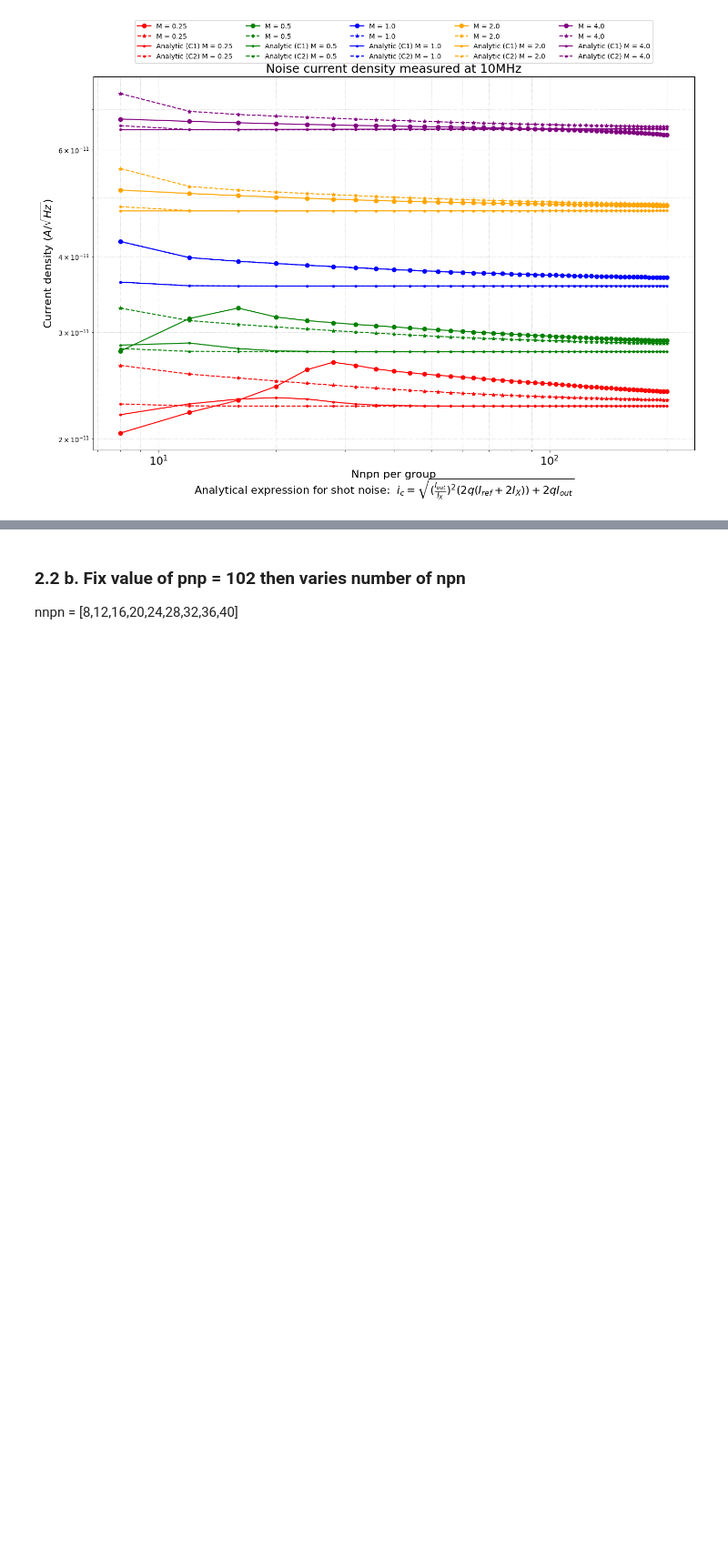
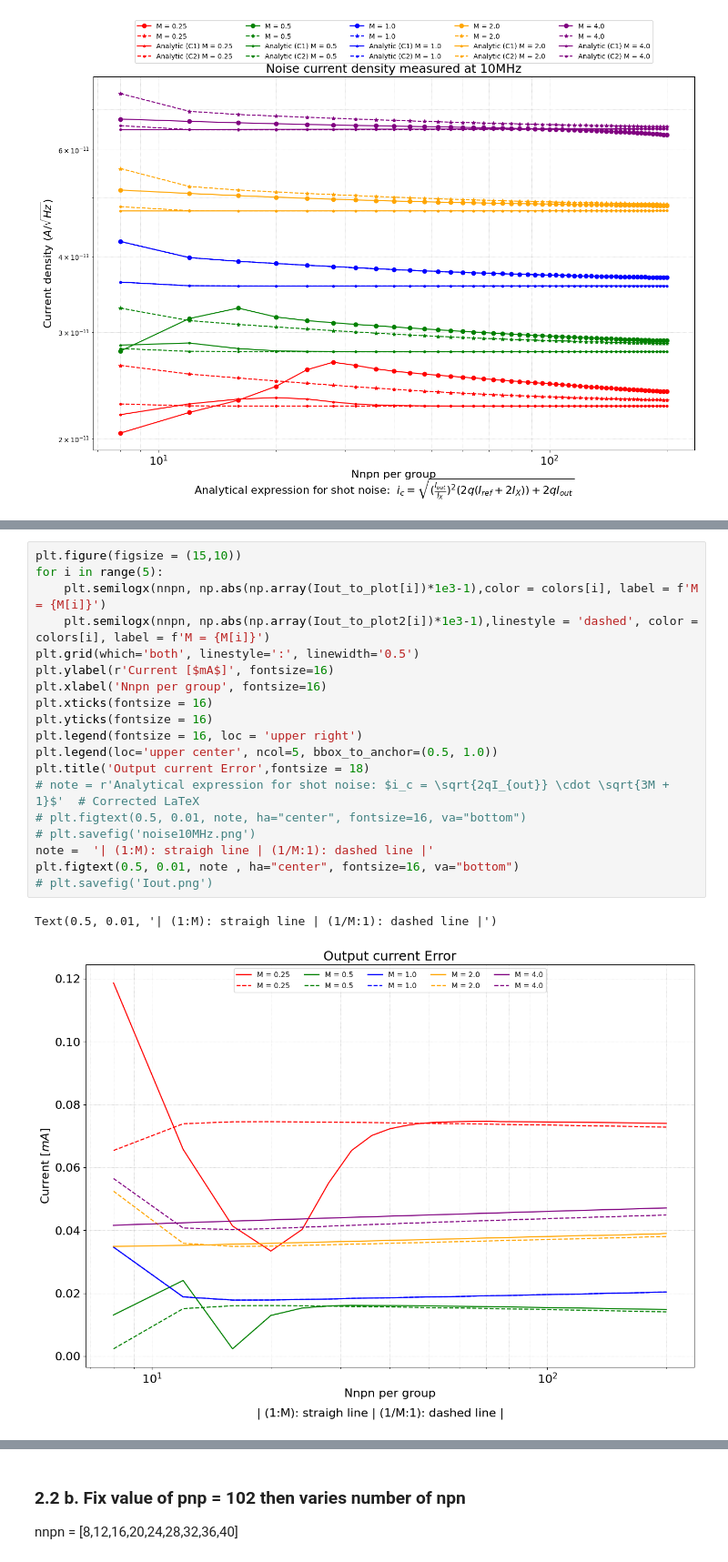
Before and after one commit to BaoTON1701/DAC_rationale-, a Jupyter notebook: ST_plot.ipynb, the cells around one changed output, grey strips where cells are left out. Shown at 91% size. Saved outputs shown, nothing was run; the diff lists cells and outputs as text; blank space fills up the shorter version.

```diff
--- a/ST_plot.ipynb
+++ b/ST_plot.ipynb
@@ -435 +437,23 @@ plt.savefig('Iout.png')
 [figure]
+# %%
+plt.figure(figsize = (15,10))
+for i in range(5):
+    plt.semilogx(nnpn, np.abs(np.array(Iout_to_plot[i])*1e3-1),color = colors[i], label = f'M = {M[i]}')
+    plt.semilogx(nnpn, np.abs(np.array(Iout_to_plot2[i])*1e3-1),linestyle = 'dashed', color = colors[i], label = f'M = {M[i]}')
+plt.grid(which='both', linestyle=':', linewidth='0.5')
+plt.ylabel(r'Current [$mA$]', fontsize=16)
+plt.xlabel('Nnpn per group', fontsize=16)
+plt.xticks(fontsize = 16)
+plt.yticks(fontsize = 16)
+plt.legend(fontsize = 16, loc = 'upper right')
+plt.legend(loc='upper center', ncol=5, bbox_to_anchor=(0.5, 1.0))
+plt.title('Output current Error',fontsize = 18)
+# note = r'Analytical expression for shot noise: $i_c = \sqrt{2qI_{out}} \cdot \sqrt{3M + 1}$'  # Corrected LaTeX
+# plt.figtext(0.5, 0.01, note, ha="center", fontsize=16, va="bottom")
+# plt.savefig('noise10MHz.png')
+note =  '| (1:M): straigh line | (1/M:1): dashed line |'
+plt.figtext(0.5, 0.01, note , ha="center", fontsize=16, va="bottom")
+# plt.savefig('Iout.png')
+# %% [output]
+Text(0.5, 0.01, '| (1:M): straigh line | (1/M:1): dashed line |')
+[figure, added]
```
Also changed, not shown: parts of 17 cells of this notebook.
